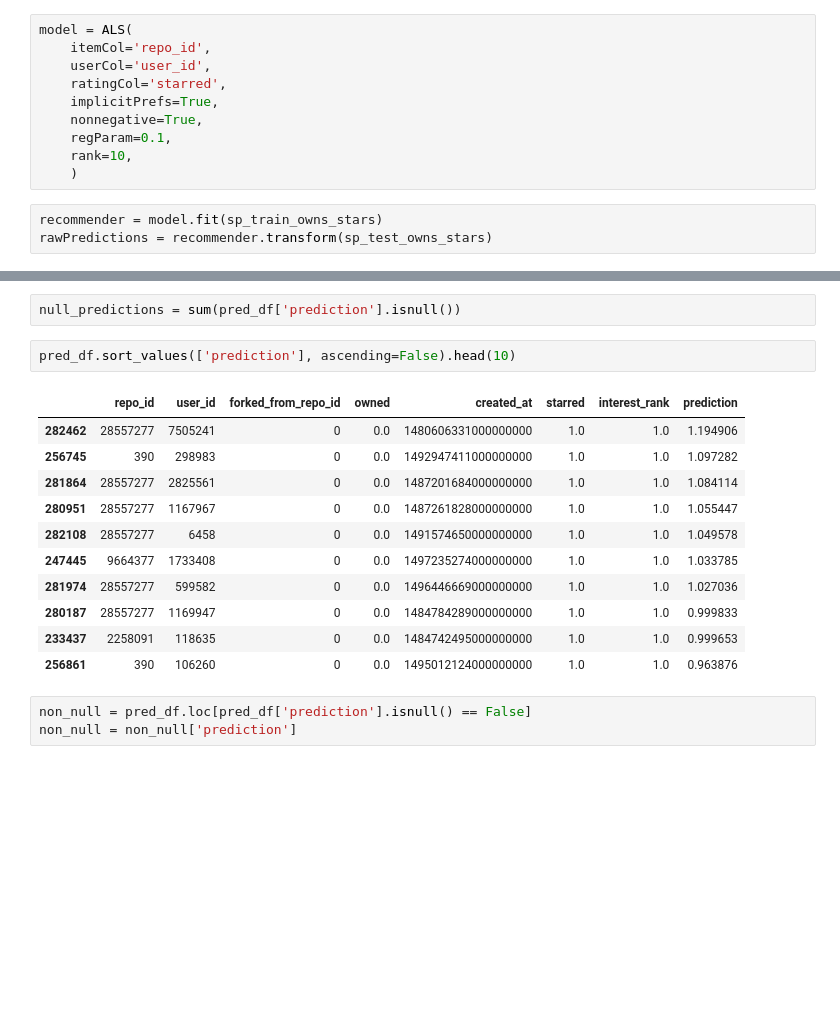
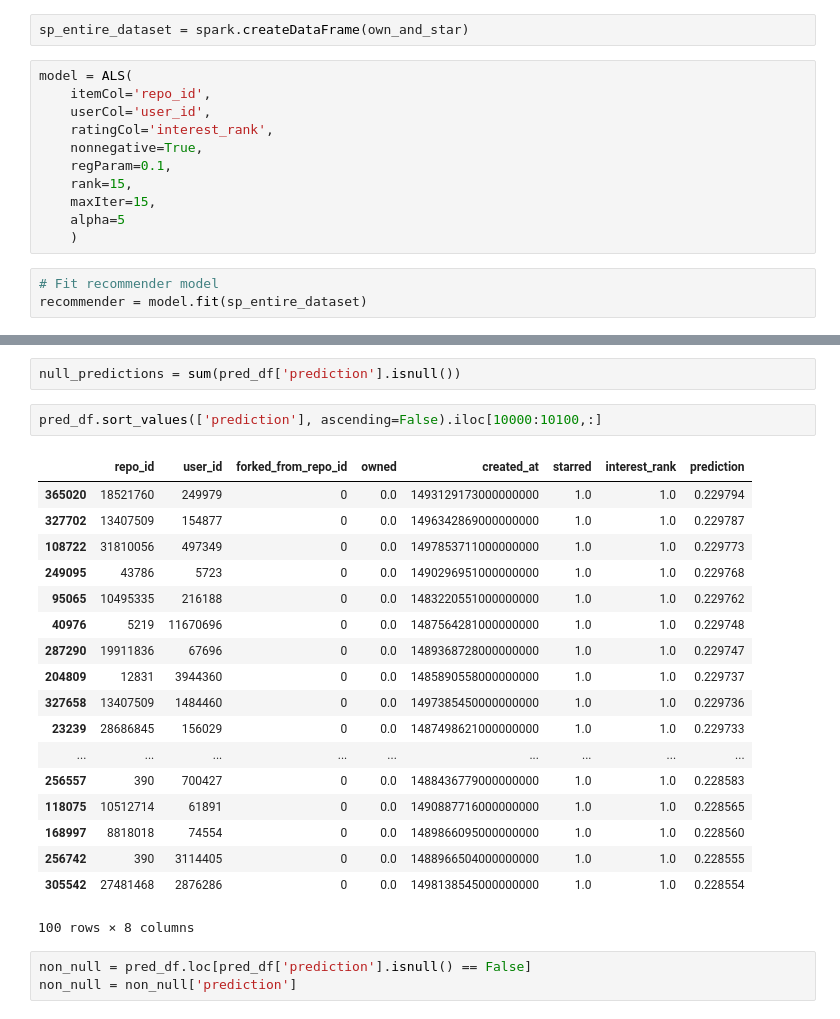
Before and after one commit to caitriggs/github-collaborator, a Jupyter notebook: ALS_modeling.ipynb, the cells around one changed output, grey strips where cells are left out. Drawn from its saved outputs; the diff is of its cells as text; blank space fills up the shorter version.

Commit message:
Resubset data and create new pickled dfs

```diff
--- a/ALS_modeling.ipynb
+++ b/ALS_modeling.ipynb
@@ -261,16 +258,19 @@ print test_owns_stars.shape
 # %%
 sp_train_owns_stars = spark.createDataFrame(train_owns_stars)
 sp_test_owns_stars = spark.createDataFrame(test_owns_stars)
+# %%
+sp_entire_dataset = spark.createDataFrame(own_and_star)
 # %%
 model = ALS(
     itemCol='repo_id',
     userCol='user_id',
-    ratingCol='starred',
-    implicitPrefs=True,
+    ratingCol='interest_rank',
     nonnegative=True,
     regParam=0.1,
-    rank=10,
+    rank=15,
+    maxIter=15,
+    alpha=5
     )
-# %%
-recommender = model.fit(sp_train_owns_stars)
-rawPredictions = recommender.transform(sp_test_owns_stars)
+# %%
+# Fit recommender model
+recommender = model.fit(sp_entire_dataset)
@@ -279,19 +282,26 @@ pred_df = rawPredictions.toPandas()
 # %%
 null_predictions = sum(pred_df['prediction'].isnull())
 # %%
-pred_df.sort_values(['prediction'], ascending=False).head(10)
+pred_df.sort_values(['prediction'], ascending=False).iloc[10000:10100,:]
 # %% [output]
 |  | repo_id | user_id | forked_from_repo_id | owned | created_at | starred | interest_rank | prediction |
-| 282462 | 28557277 | 7505241 | 0 | 0.0 | 1480606331000000000 | 1.0 | 1.0 | 1.194906 |
-| 256745 | 390 | 298983 | 0 | 0.0 | 1492947411000000000 | 1.0 | 1.0 | 1.097282 |
-| 281864 | 28557277 | 2825561 | 0 | 0.0 | 1487201684000000000 | 1.0 | 1.0 | 1.084114 |
-| 280951 | 28557277 | 1167967 | 0 | 0.0 | 1487261828000000000 | 1.0 | 1.0 | 1.055447 |
-| 282108 | 28557277 | 6458 | 0 | 0.0 | 1491574650000000000 | 1.0 | 1.0 | 1.049578 |
-| 247445 | 9664377 | 1733408 | 0 | 0.0 | 1497235274000000000 | 1.0 | 1.0 | 1.033785 |
-| 281974 | 28557277 | 599582 | 0 | 0.0 | 1496446669000000000 | 1.0 | 1.0 | 1.027036 |
-| 280187 | 28557277 | 1169947 | 0 | 0.0 | 1484784289000000000 | 1.0 | 1.0 | 0.999833 |
-| 233437 | 2258091 | 118635 | 0 | 0.0 | 1484742495000000000 | 1.0 | 1.0 | 0.999653 |
-| 256861 | 390 | 106260 | 0 | 0.0 | 1495012124000000000 | 1.0 | 1.0 | 0.963876 |
+| 365020 | 18521760 | 249979 | 0 | 0.0 | 1493129173000000000 | 1.0 | 1.0 | 0.229794 |
+| 327702 | 13407509 | 154877 | 0 | 0.0 | 1496342869000000000 | 1.0 | 1.0 | 0.229787 |
+| 108722 | 31810056 | 497349 | 0 | 0.0 | 1497853711000000000 | 1.0 | 1.0 | 0.229773 |
+| 249095 | 43786 | 5723 | 0 | 0.0 | 1490296951000000000 | 1.0 | 1.0 | 0.229768 |
+| 95065 | 10495335 | 216188 | 0 | 0.0 | 1483220551000000000 | 1.0 | 1.0 | 0.229762 |
+| 40976 | 5219 | 11670696 | 0 | 0.0 | 1487564281000000000 | 1.0 | 1.0 | 0.229748 |
+| 287290 | 19911836 | 67696 | 0 | 0.0 | 1489368728000000000 | 1.0 | 1.0 | 0.229747 |
+| 204809 | 12831 | 3944360 | 0 | 0.0 | 1485890558000000000 | 1.0 | 1.0 | 0.229737 |
+| 327658 | 13407509 | 1484460 | 0 | 0.0 | 1497385450000000000 | 1.0 | 1.0 | 0.229736 |
+| 23239 | 28686845 | 156029 | 0 | 0.0 | 1487498621000000000 | 1.0 | 1.0 | 0.229733 |
+| ... | ... | ... | ... | ... | ... | ... | ... | ... |
+| 256557 | 390 | 700427 | 0 | 0.0 | 1488436779000000000 | 1.0 | 1.0 | 0.228583 |
+| 118075 | 10512714 | 61891 | 0 | 0.0 | 1490887716000000000 | 1.0 | 1.0 | 0.228565 |
+| 168997 | 8818018 | 74554 | 0 | 0.0 | 1489866095000000000 | 1.0 | 1.0 | 0.228560 |
+| 256742 | 390 | 3114405 | 0 | 0.0 | 1488966504000000000 | 1.0 | 1.0 | 0.228555 |
+| 305542 | 27481468 | 2876286 | 0 | 0.0 | 1498138545000000000 | 1.0 | 1.0 | 0.228554 |
+100 rows × 8 columns
 # %%
 non_null = pred_df.loc[pred_df['prediction'].isnull() == False]
 non_null = non_null['prediction']
```
Also changed, not shown: parts of 18 cells of this notebook, 2 other files.
